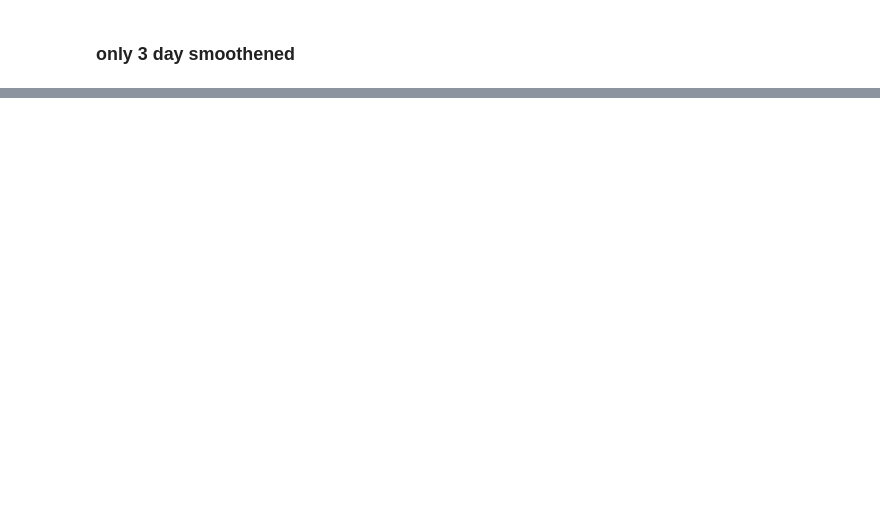
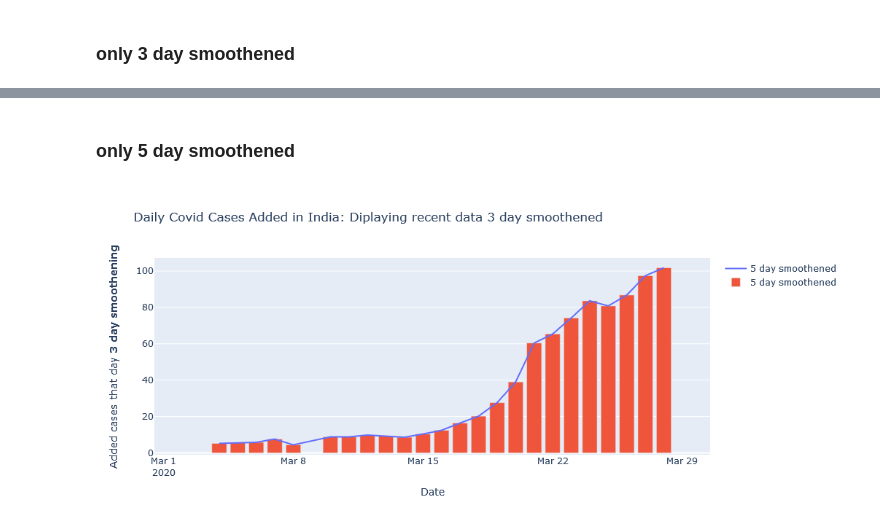
Before and after one commit to yatiraj1/plotly_beginner_plotting, a Jupyter notebook: plotly_examples/India_covid_data.ipynb, the cells around one changed output, grey strips where cells are left out. Saved outputs shown, nothing was run; the diff lists cells and outputs as text; code cells hidden in the pictures; blank space fills up the shorter version.

Commit message:
new data
updated with new data

```diff
--- a/plotly_examples/India_covid_data.ipynb
+++ b/plotly_examples/India_covid_data.ipynb
@@ -220,0 +221,22 @@ fig.show()
+# %% [markdown]
+### only 5 day smoothened
+# %%
+smoothened_added_bar_plot_5daysmth = {
+    "data": [{
+              'name': "5 day smoothened",
+             "x":India_data_recent['date'],
+            "y": India_data_recent['smoothened_5day_cases_added']},
+             {'type':'bar',
+              'name': "5 day smoothened",
+             "x":India_data_recent['date'],
+            "y": India_data_recent['smoothened_5day_cases_added']}
+            ],
+    "layout": {"title": {"text": "Daily Covid Cases Added in India: Diplaying recent data 3 day smoothened"},
+              "xaxis_title": "Date",
+              "yaxis_title": "Added cases that day <b>3 day smoothening</b> "}
+}
+# %%
+fig = go.Figure(smoothened_added_bar_plot_5daysmth)
+fig.show()
+# %% [output]
+[figure, added]
```
Also changed, not shown: parts of 11 cells of this notebook, 1 other file.
